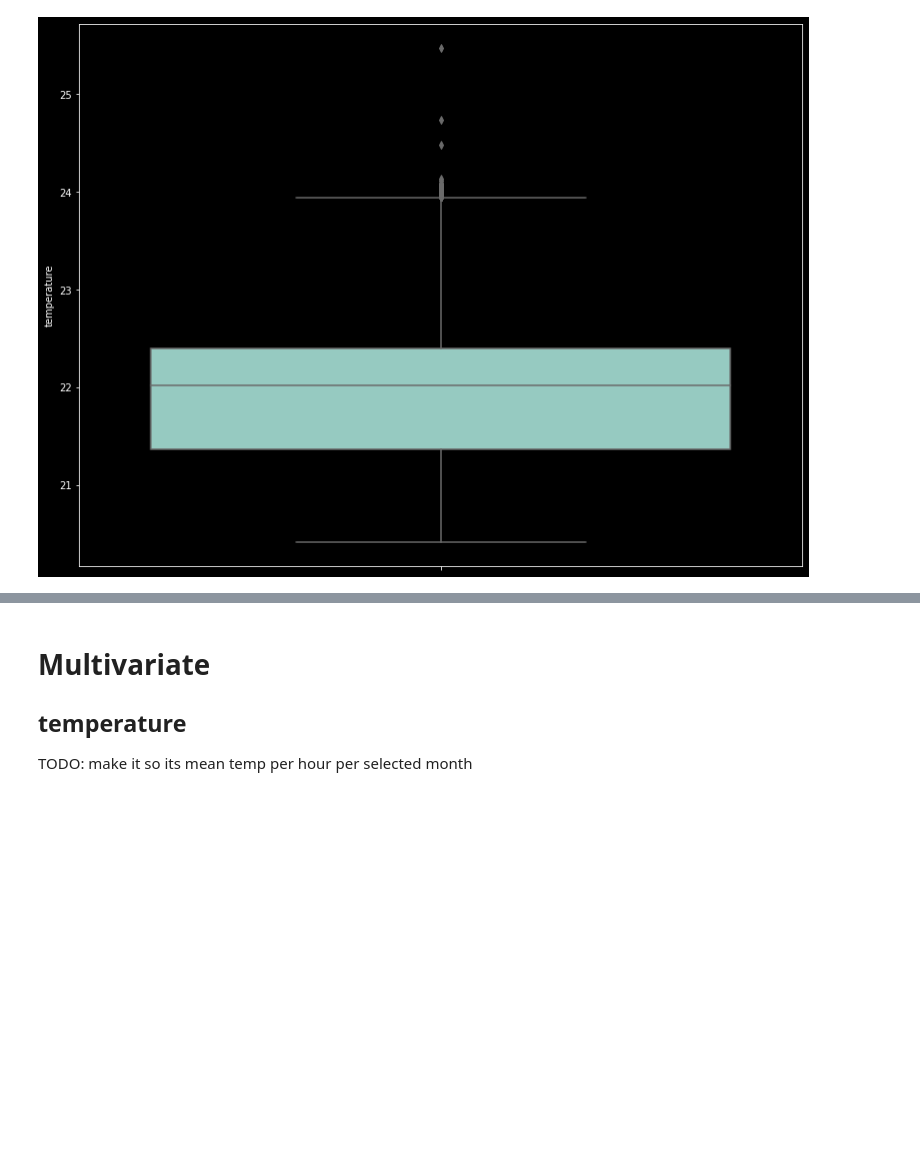
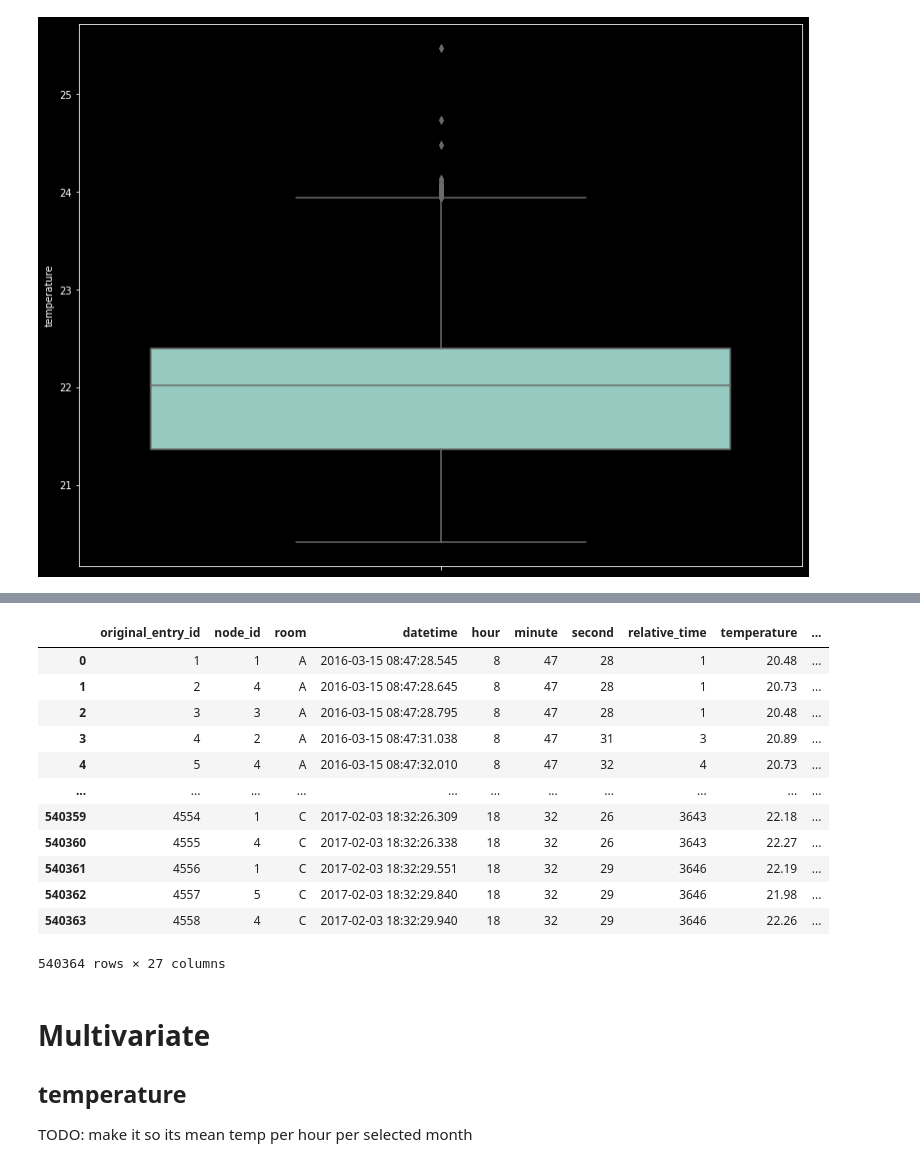
Before and after one commit to AvansETI/SmartGridAI, a Jupyter notebook: B4B Human Wellbeing Prediction/data_analysis/multivariate_analysis.ipynb, the cells around one changed output, grey strips where cells are left out. Drawn from its saved outputs; the diff is of its cells as text; code cells hidden in the pictures; blank space fills up the shorter version.

```diff
--- a/B4B Human Wellbeing Prediction/data_analysis/multivariate_analysis.ipynb
+++ b/B4B Human Wellbeing Prediction/data_analysis/multivariate_analysis.ipynb
@@ -48,3 +60,19 @@ df['year'] = df.apply(create_year_column, axis=1)
+# %%
+df
+# %% [output]
+|  | original_entry_id | node_id | room | datetime | hour | minute | second | relative_time | temperature | ... |
+| 0 | 1 | 1 | A | 2016-03-15 08:47:28.545 | 8 | 47 | 28 | 1 | 20.48 | ... |
+| 1 | 2 | 4 | A | 2016-03-15 08:47:28.645 | 8 | 47 | 28 | 1 | 20.73 | ... |
+| 2 | 3 | 3 | A | 2016-03-15 08:47:28.795 | 8 | 47 | 28 | 1 | 20.48 | ... |
+| 3 | 4 | 2 | A | 2016-03-15 08:47:31.038 | 8 | 47 | 31 | 3 | 20.89 | ... |
+| 4 | 5 | 4 | A | 2016-03-15 08:47:32.010 | 8 | 47 | 32 | 4 | 20.73 | ... |
+| ... | ... | ... | ... | ... | ... | ... | ... | ... | ... | ... |
+| 540359 | 4554 | 1 | C | 2017-02-03 18:32:26.309 | 18 | 32 | 26 | 3643 | 22.18 | ... |
+| 540360 | 4555 | 4 | C | 2017-02-03 18:32:26.338 | 18 | 32 | 26 | 3643 | 22.27 | ... |
+| 540361 | 4556 | 1 | C | 2017-02-03 18:32:29.551 | 18 | 32 | 29 | 3646 | 22.19 | ... |
+| 540362 | 4557 | 5 | C | 2017-02-03 18:32:29.840 | 18 | 32 | 29 | 3646 | 21.98 | ... |
+| 540363 | 4558 | 4 | C | 2017-02-03 18:32:29.940 | 18 | 32 | 29 | 3646 | 22.26 | ... |
+540364 rows × 27 columns
 # %% [markdown]
 # Multivariate
 
```
Also changed, not shown: parts of 24 cells of this notebook, 1 other file.
